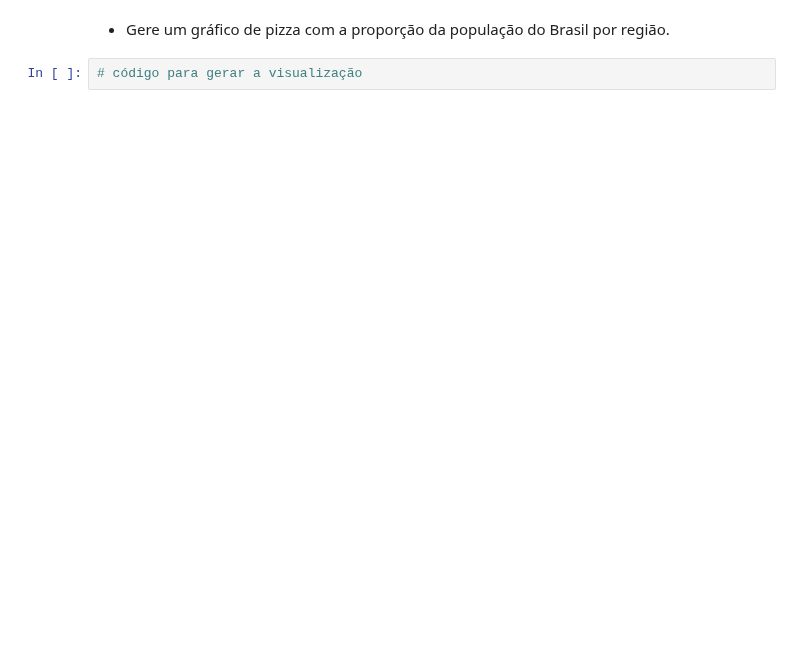
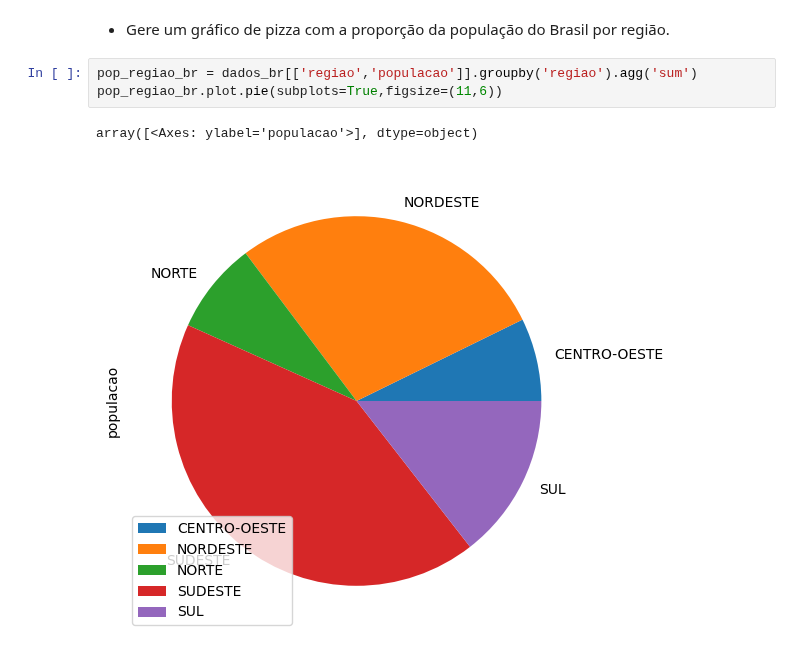
Before and after one commit to joaocabeca2/ebac, a Jupyter notebook: Profissao_Analista_de_dados_M13_Exercicio.ipynb, the cells around one changed output. Drawn from its saved outputs; the diff is of its cells as text; blank space fills up the shorter version.

```diff
--- a/Profissao_Analista_de_dados_M13_Exercicio.ipynb
+++ b/Profissao_Analista_de_dados_M13_Exercicio.ipynb
@@ -308,4 +308,8 @@ Utilize o dataframe `brasil_df` para gerar as seguintes visualizações.
 # %% [markdown]
  - Gere um gráfico de pizza com a proporção da população do Brasil por região.
-# %%
-# código para gerar a visualização
+# %%
+pop_regiao_br = dados_br[['regiao','populacao']].groupby('regiao').agg('sum')
+pop_regiao_br.plot.pie(subplots=True,figsize=(11,6))
+# %% [output]
+array([<Axes: ylabel='populacao'>], dtype=object)
+[figure, added]
```
Also changed, not shown: parts of 15 cells of this notebook.
